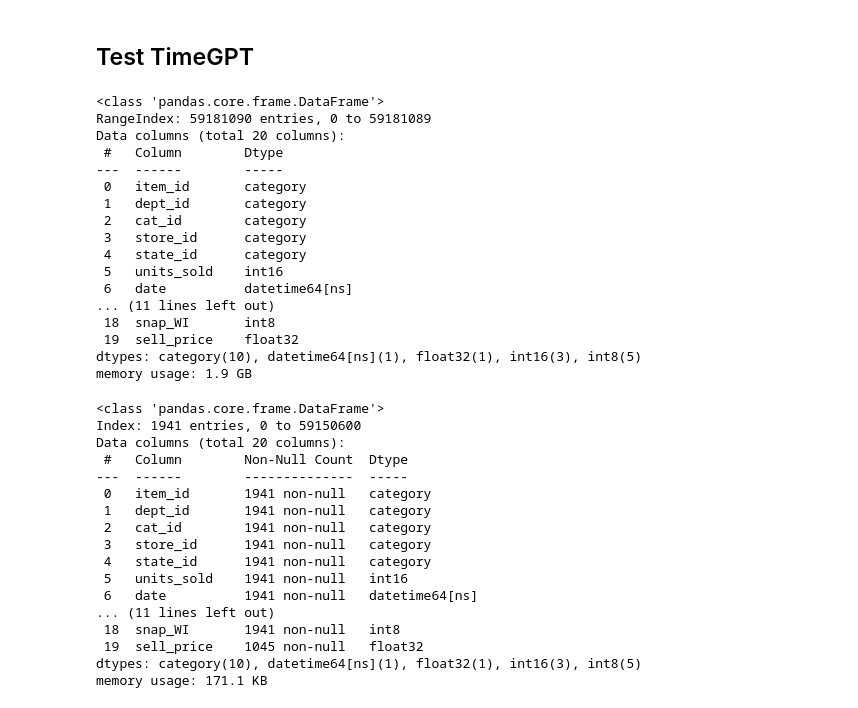
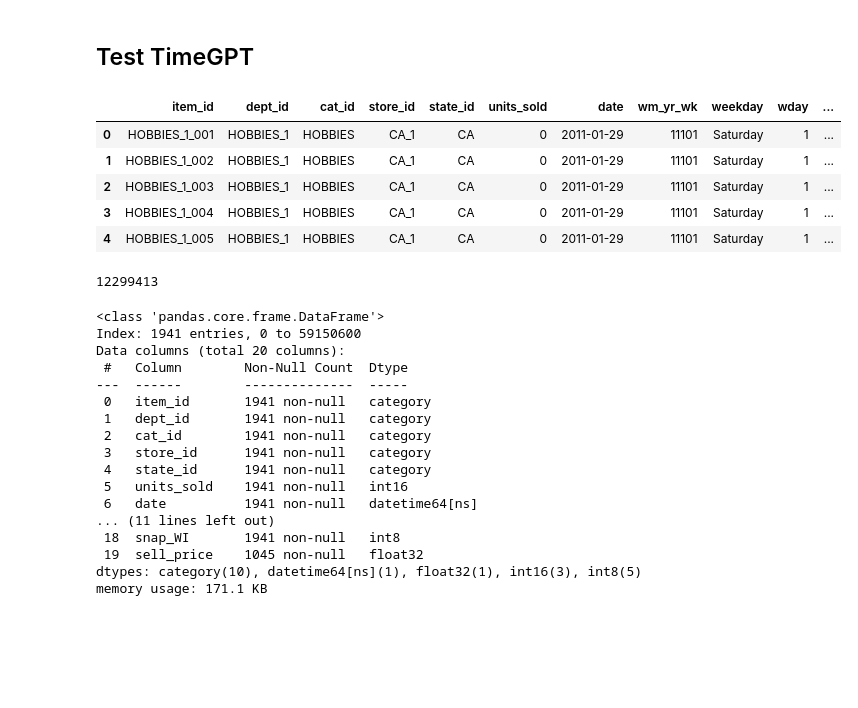
Before and after one commit to tom-alten/OutsmartingTime, a Jupyter notebook: M-Competitions/M5-Competition/timegpt_m5.ipynb, the cells around one changed output. Cells and saved outputs as stored; diff of their text form; code cells hidden in the pictures; blank space fills up the shorter version.

Commit message:
Removed store sales and changed pre processing of M5 data

```diff
--- a/M-Competitions/M5-Competition/timegpt_m5.ipynb
+++ b/M-Competitions/M5-Competition/timegpt_m5.ipynb
@@ -21,25 +21,18 @@ True
 ## Test TimeGPT
 # %%
 df_train_final = pd.read_parquet('sales_train_eval_processed.parquet')
-df_train_final.info()
+df_train_final.head()
 # %% [output]
-<class 'pandas.core.frame.DataFrame'>
-RangeIndex: 59181090 entries, 0 to 59181089
-Data columns (total 20 columns):
- #   Column        Dtype
----  ------        -----
- 0   item_id       category
- 1   dept_id       category
- 2   cat_id        category
- 3   store_id      category
- 4   state_id      category
- 5   units_sold    int16
- 6   date          datetime64[ns]
-... (11 lines left out)
- 18  snap_WI       int8
- 19  sell_price    float32
-dtypes: category(10), datetime64[ns](1), float32(1), int16(3), int8(5)
-memory usage: 1.9 GB
+|  | item_id | dept_id | cat_id | store_id | state_id | units_sold | date | wm_yr_wk | weekday | wday | ... |
+| 0 | HOBBIES_1_001 | HOBBIES_1 | HOBBIES | CA_1 | CA | 0 | 2011-01-29 | 11101 | Saturday | 1 | ... |
+| 1 | HOBBIES_1_002 | HOBBIES_1 | HOBBIES | CA_1 | CA | 0 | 2011-01-29 | 11101 | Saturday | 1 | ... |
+| 2 | HOBBIES_1_003 | HOBBIES_1 | HOBBIES | CA_1 | CA | 0 | 2011-01-29 | 11101 | Saturday | 1 | ... |
+| 3 | HOBBIES_1_004 | HOBBIES_1 | HOBBIES | CA_1 | CA | 0 | 2011-01-29 | 11101 | Saturday | 1 | ... |
+| 4 | HOBBIES_1_005 | HOBBIES_1 | HOBBIES | CA_1 | CA | 0 | 2011-01-29 | 11101 | Saturday | 1 | ... |
+# %%
+print(df_train_final['sell_price'].isna().sum()) #12 299 413
+# %% [output]
+12299413
 # %%
 filtered_df = df_train_final[
     (df_train_final['item_id'] == "HOBBIES_1_001") &
```
Also changed, not shown: parts of 2 cells of this notebook, 3 other files.
